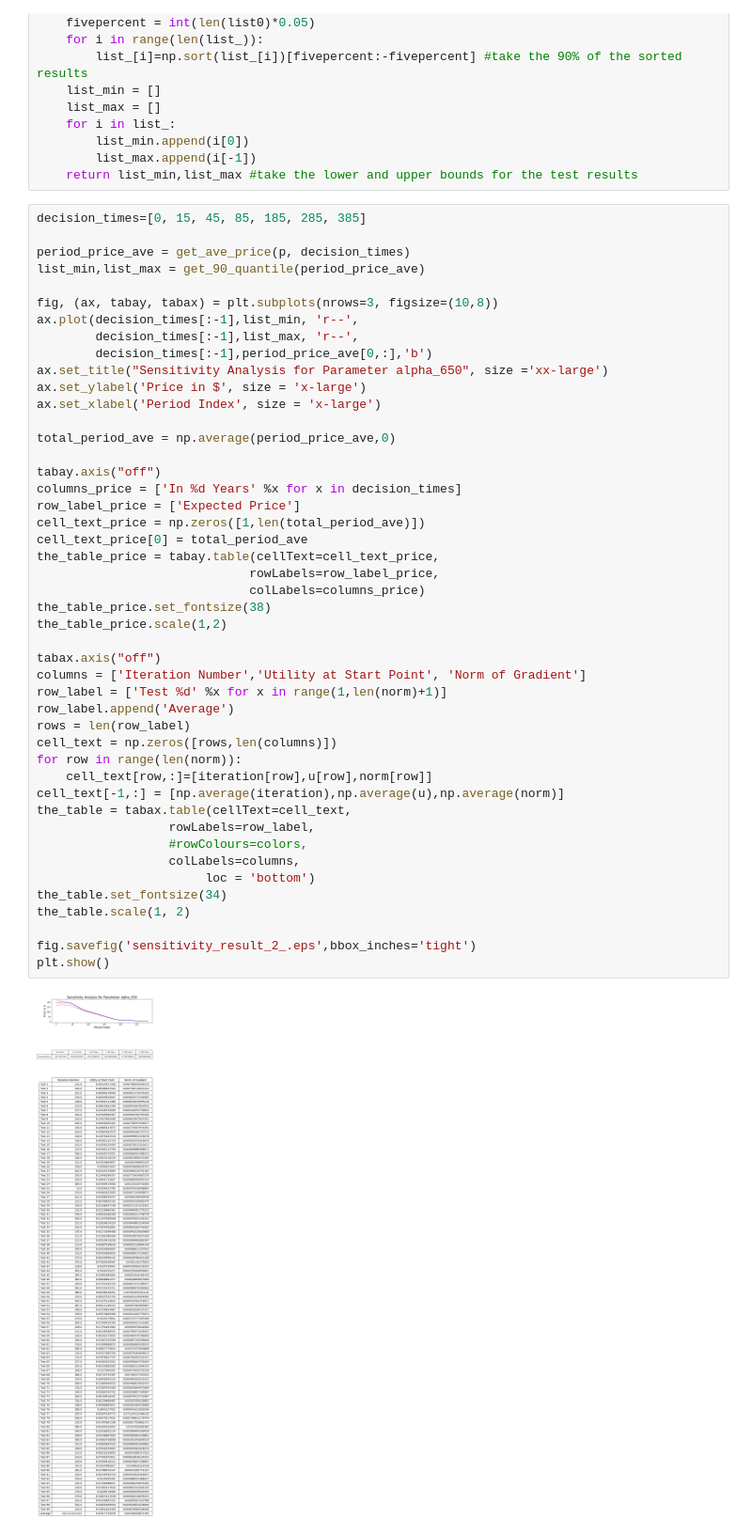
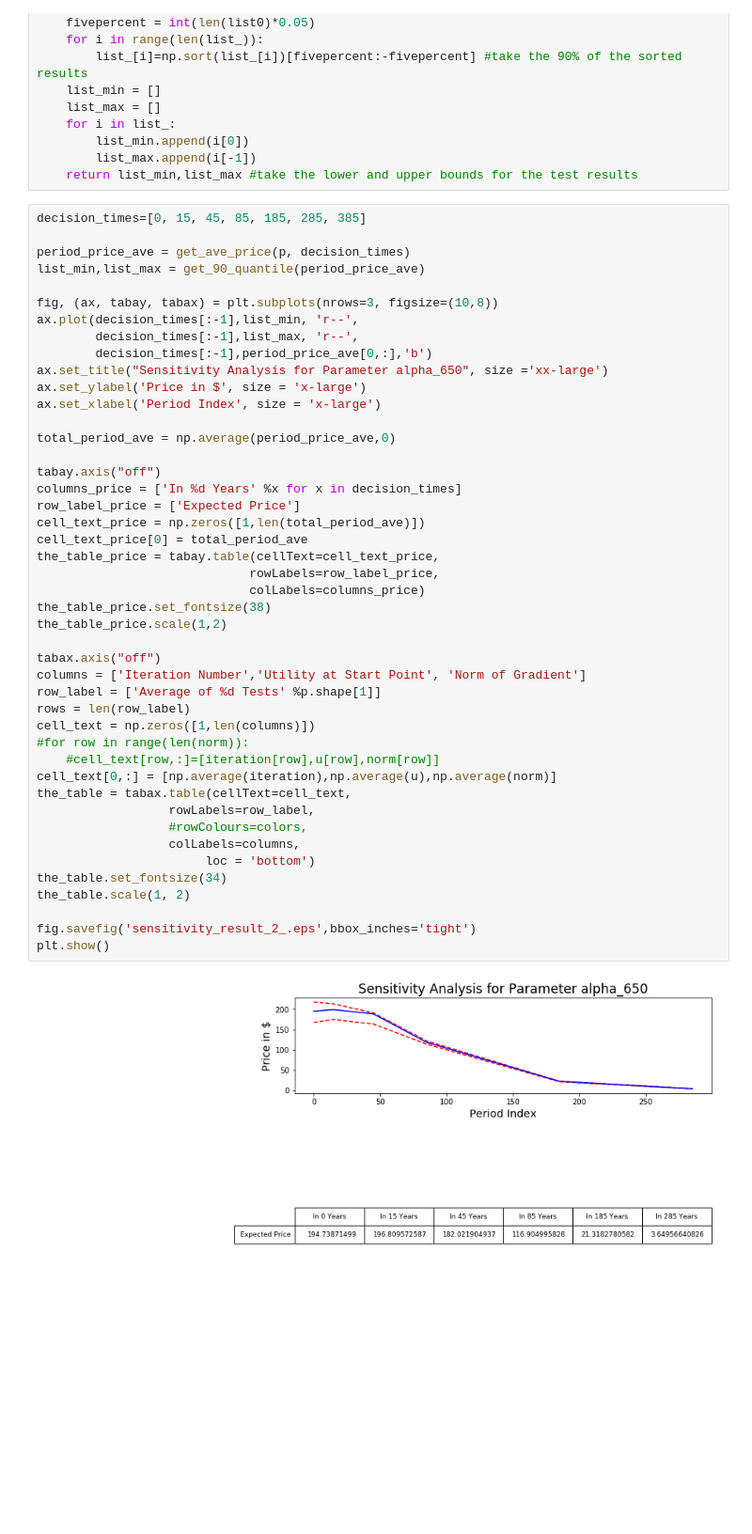
Before and after one commit to Yili-Yang/Litterman_Carbon_Pricing, a Jupyter notebook: ezclimate/graph.ipynb, the cells around one changed output. Shown: that part at 94% size. Drawn from its saved outputs; the diff is of its cells as text; blank space fills up the shorter version.

```diff
--- a/ezclimate/graph.ipynb
+++ b/ezclimate/graph.ipynb
@@ -107,37 +107,36 @@ ax.set_title("Sensitivity Analysis for Parameter alpha_650", size ='xx-large')
 ax.set_ylabel('Price in $', size = 'x-large')
 ax.set_xlabel('Period Index', size = 'x-large')
 
 total_period_ave = np.average(period_price_ave,0)
 
 tabay.axis("off")
 columns_price = ['In %d Years' %x for x in decision_times]
 row_label_price = ['Expected Price']
 cell_text_price = np.zeros([1,len(total_period_ave)])
 cell_text_price[0] = total_period_ave
 the_table_price = tabay.table(cellText=cell_text_price,
                              rowLabels=row_label_price,
                              colLabels=columns_price)
 the_table_price.set_fontsize(38)
 the_table_price.scale(1,2)
 
 tabax.axis("off")
 columns = ['Iteration Number','Utility at Start Point', 'Norm of Gradient']
-row_label = ['Test %d' %x for x in range(1,len(norm)+1)]
-row_label.append('Average')
+row_label = ['Average of %d Tests' %p.shape[1]]
 rows = len(row_label)
-cell_text = np.zeros([rows,len(columns)])
-for row in range(len(norm)):
-    cell_text[row,:]=[iteration[row],u[row],norm[row]]
-cell_text[-1,:] = [np.average(iteration),np.average(u),np.average(norm)]
+cell_text = np.zeros([1,len(columns)])
+#for row in range(len(norm)):
+    #cell_text[row,:]=[iteration[row],u[row],norm[row]]
+cell_text[0,:] = [np.average(iteration),np.average(u),np.average(norm)]
 the_table = tabax.table(cellText=cell_text,
                   rowLabels=row_label,
                   #rowColours=colors,
                   colLabels=columns,
                        loc = 'bottom')
 the_table.set_fontsize(34)
 the_table.scale(1, 2)
 
 fig.savefig('sensitivity_result_2_.eps',bbox_inches='tight')
 plt.show()
 # %% [output]
-[figure, old version]
+[figure, new version]
```
Also changed, not shown: parts of 2 cells of this notebook, 18 other files.
